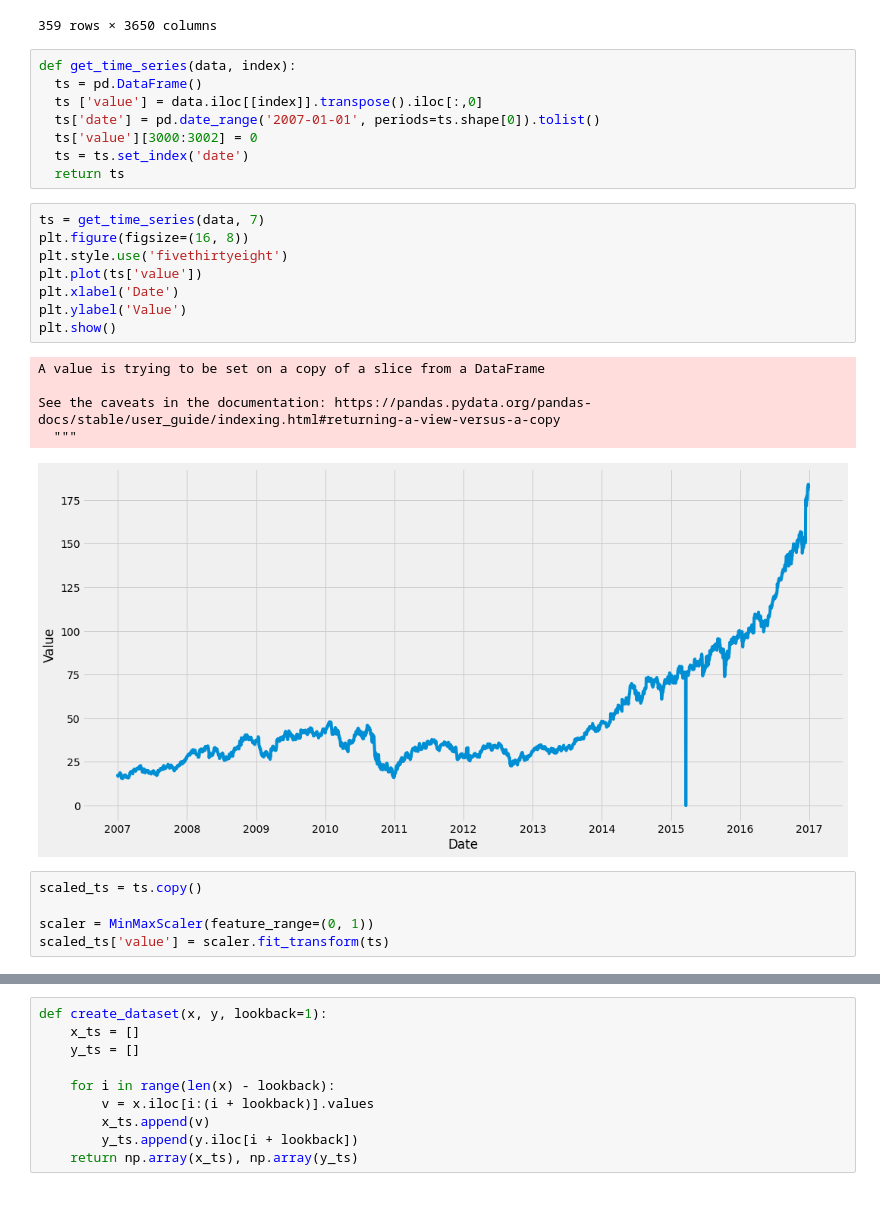
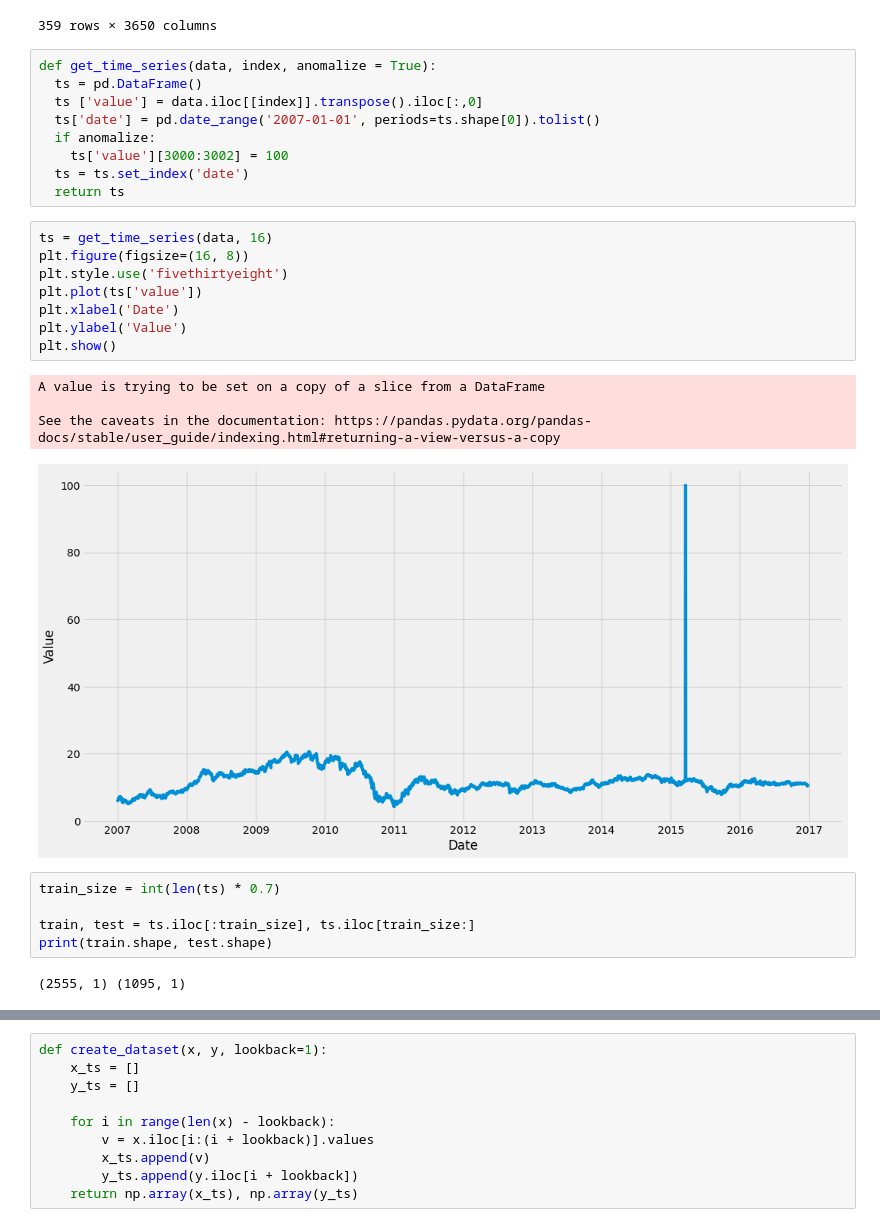
Before and after one commit to Kosmai/LSH_kNN_Clustering, a Jupyter notebook: Time_Series_Analysis/detect.ipynb, the cells around one changed output, grey strips where cells are left out. Drawn from its saved outputs; the diff is of its cells as text.

```diff
--- a/Time_Series_Analysis/detect.ipynb
+++ b/Time_Series_Analysis/detect.ipynb
@@ -28,29 +29,31 @@ data
 | zion | 47.6690 | 46.6680 | 46.5700 | 46.9740 | 47.0040 | 46.8610 | 47.4570 | 47.7170 | 47.8530 | 49.1430 | 48.3810 | ... |
 359 rows × 3650 columns
 # %%
-def get_time_series(data, index):
+def get_time_series(data, index, anomalize = True):
   ts = pd.DataFrame()
   ts ['value'] = data.iloc[[index]].transpose().iloc[:,0]
   ts['date'] = pd.date_range('2007-01-01', periods=ts.shape[0]).tolist()
-  ts['value'][3000:3002] = 0
+  if anomalize:
+    ts['value'][3000:3002] = 100
   ts = ts.set_index('date')
   return ts
 # %%
-ts = get_time_series(data, 7)
+ts = get_time_series(data, 16)
 plt.figure(figsize=(16, 8))
 plt.style.use('fivethirtyeight')
 plt.plot(ts['value'])
 plt.xlabel('Date')
 plt.ylabel('Value')
 plt.show()
 # %% [output]
 A value is trying to be set on a copy of a slice from a DataFrame
 
 See the caveats in the documentation: https://pandas.pydata.org/pandas-docs/stable/user_guide/indexing.html#returning-a-view-versus-a-copy
-  """
-[figure, old version]
+[figure, new version]
-# %%
-scaled_ts = ts.copy()
-
-scaler = MinMaxScaler(feature_range=(0, 1))
-scaled_ts['value'] = scaler.fit_transform(ts)
+# %%
+train_size = int(len(ts) * 0.7)
+
+train, test = ts.iloc[:train_size], ts.iloc[train_size:]
+print(train.shape, test.shape)
+# %% [output]
+(2555, 1) (1095, 1)
```
Also changed, not shown: parts of 10 cells of this notebook.
